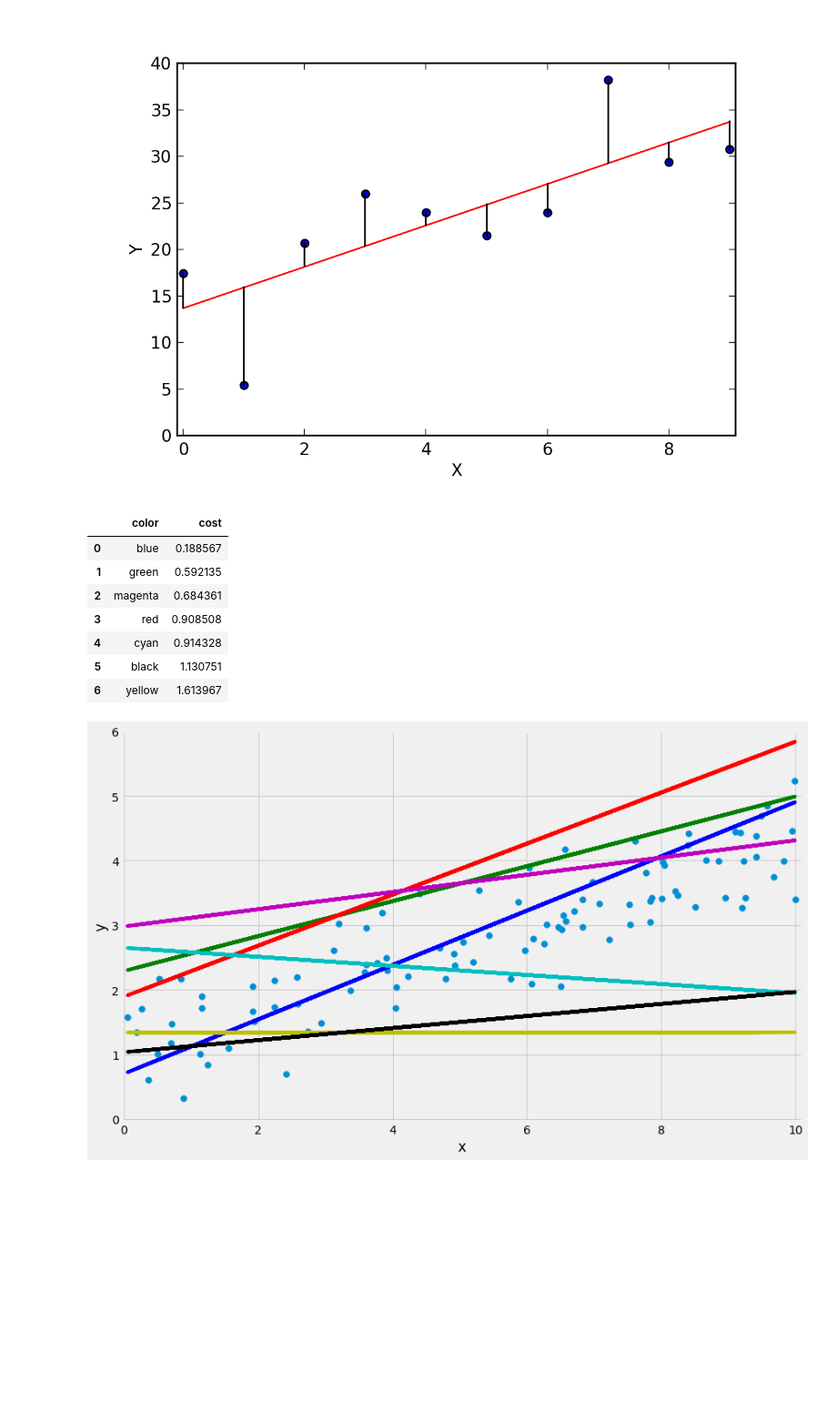
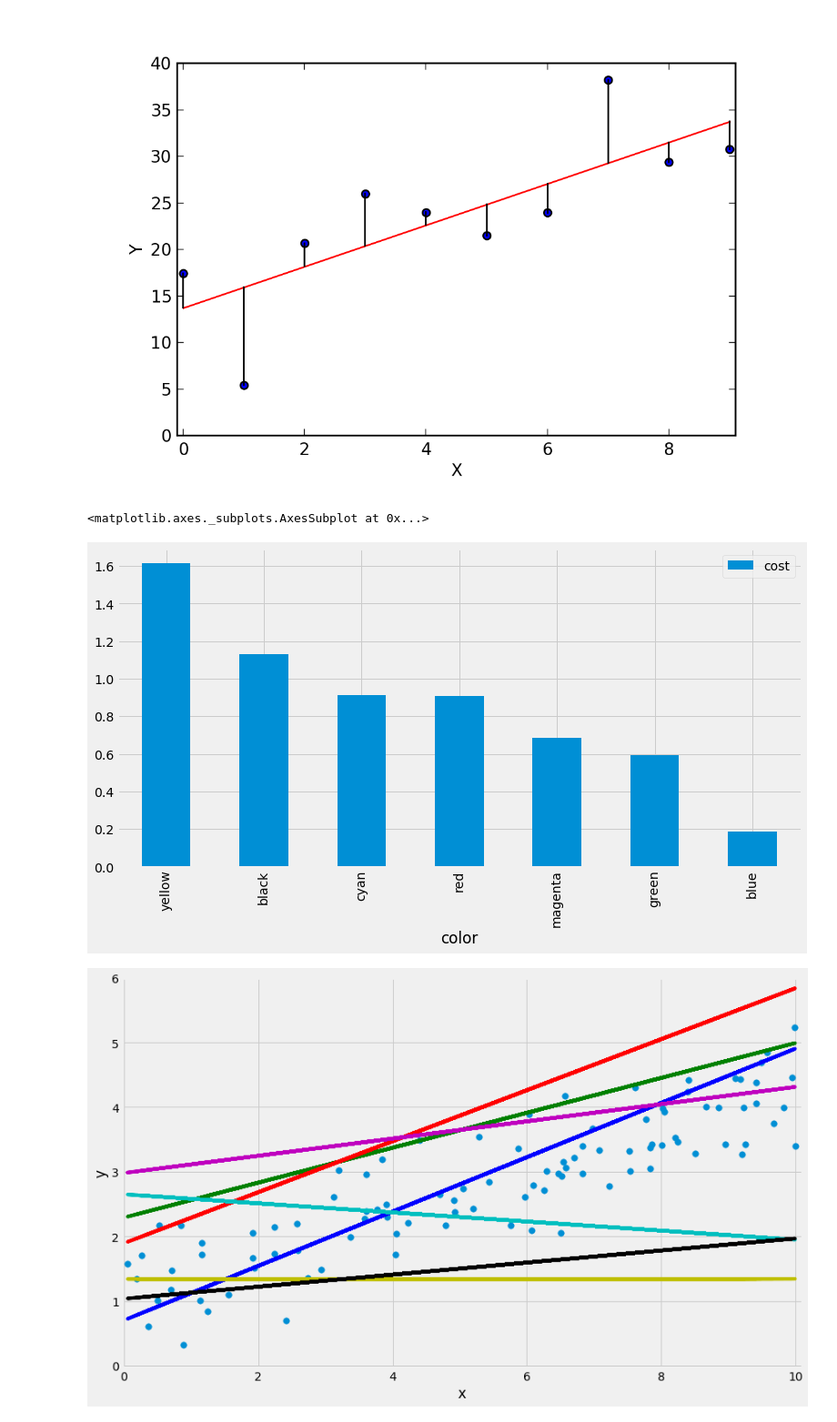
Before and after one commit to evan-burke/m3_sf_2020_training, a Jupyter notebook: how_ml_works.ipynb, the cells around one changed output. Shown at 91% size. Drawn from its saved outputs; the diff is of its cells as text; code cells hidden in the pictures; blank space fills up the shorter version.

Commit message:
add plot of cost function

```diff
--- a/how_ml_works.ipynb
+++ b/how_ml_works.ipynb
@@ -177,17 +177,12 @@ def score_lines(lines):
     return scores, pd.DataFrame([asdict(i) for i in scores])
 # %%
 line_scores, df = score_lines(random_lines)
-
-df[['color','cost']]
+df.index = df['color']
-# %% [output]
-|  | color | cost |
-| 0 | blue | 0.188567 |
-| 1 | green | 0.592135 |
-| 2 | magenta | 0.684361 |
-| 3 | red | 0.908508 |
-| 4 | cyan | 0.914328 |
-| 5 | black | 1.130751 |
-| 6 | yellow | 1.613967 |
+# %%
+df[['color','cost']].sort_values('cost', ascending=False).plot(kind="bar", figsize=(12,6))
+# %% [output]
+<matplotlib.axes._subplots.AxesSubplot at 0x...>
+[figure, added]
 # %%
 plot_points(lines=random_lines)
 # %% [output]
```
